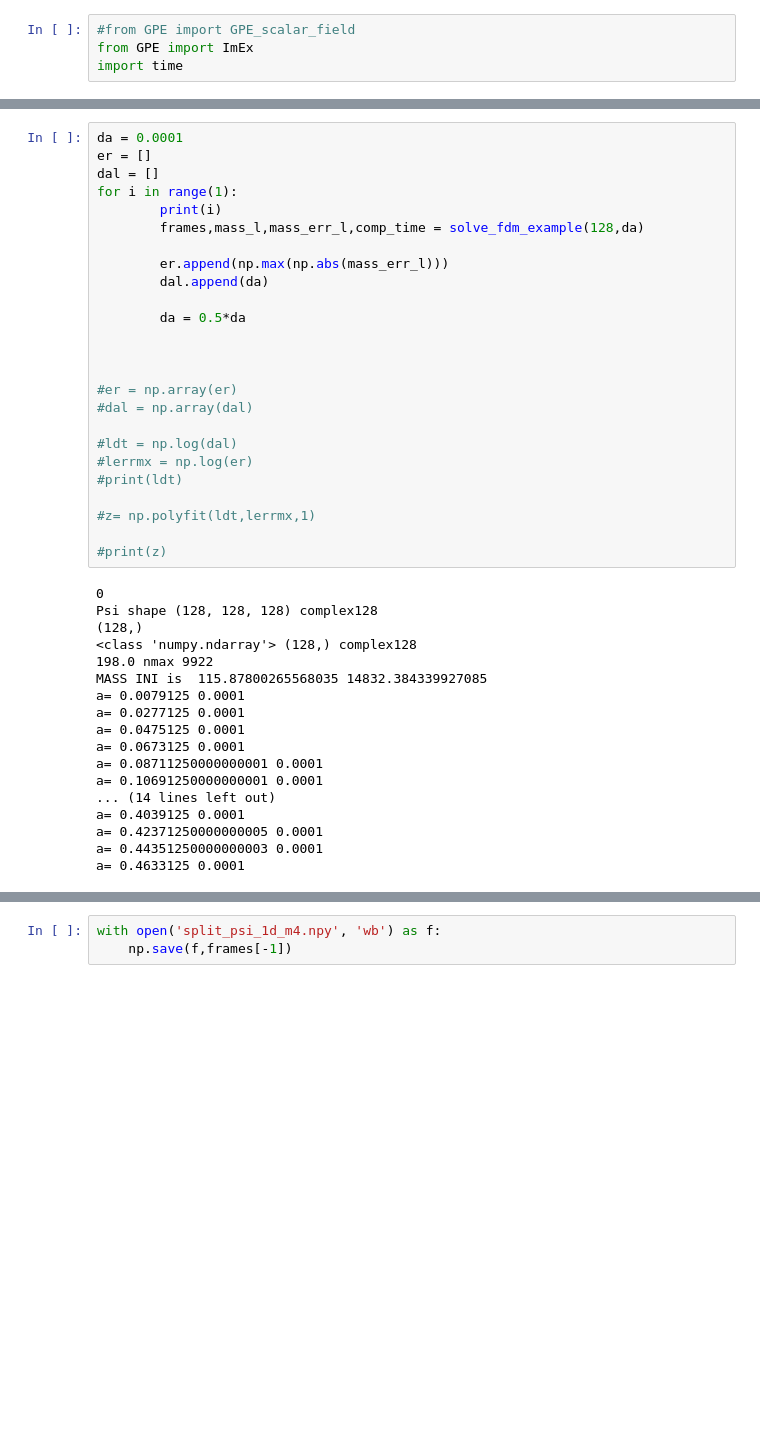
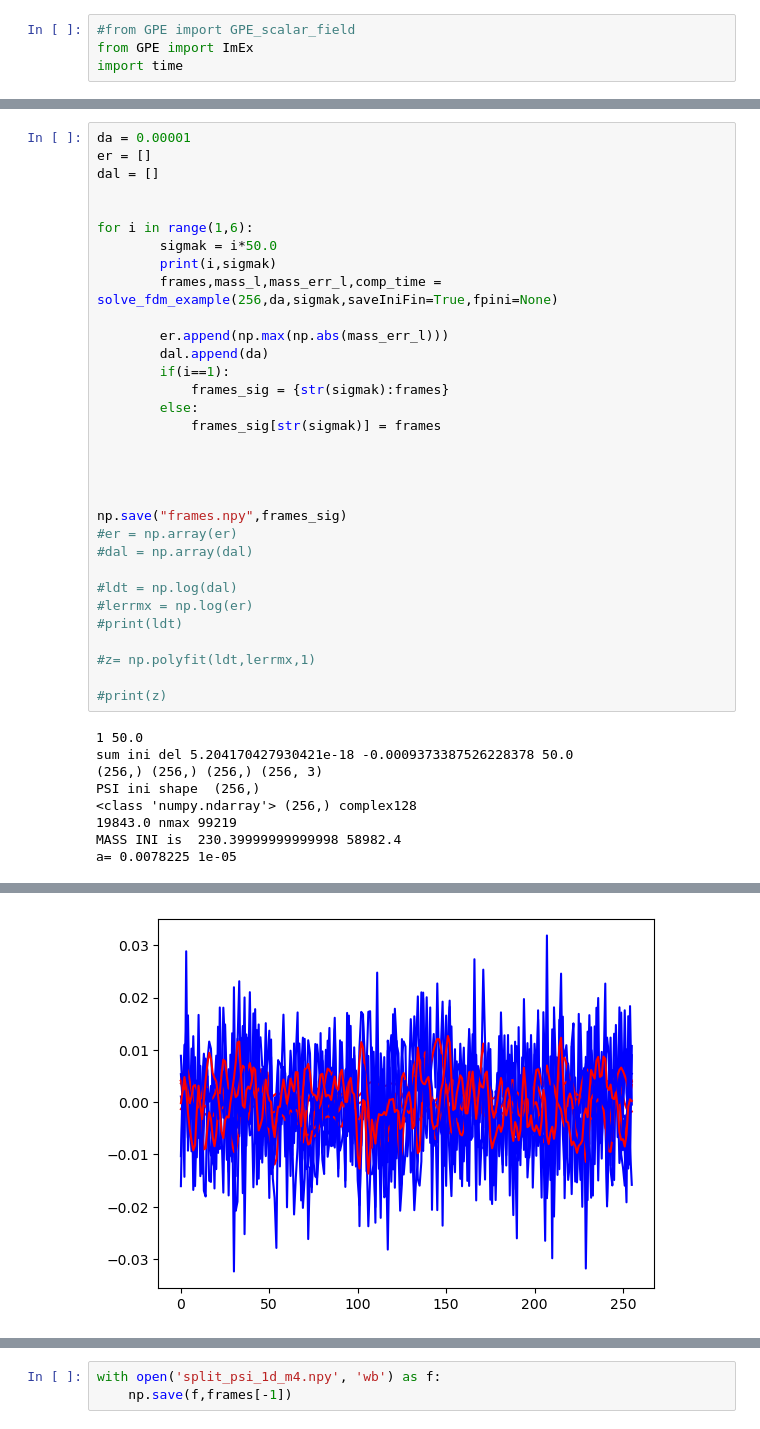
Before and after one commit to manu0x/pyGP_fields, a Jupyter notebook: fdm_1d_example_splitting.ipynb, the cells around one changed output, grey strips where cells are left out. Cells and saved outputs as stored; diff of their text form; blank space fills up the shorter version.

Commit message:
updatig 1-d fdm with running diff sig_k examples

```diff
--- a/fdm_1d_example_splitting.ipynb
+++ b/fdm_1d_example_splitting.ipynb
@@ -410,19 +494,26 @@ def solve_fdm_example(N,da):
     return frames,mass_l,mass_err_l,(time.time() - start_time)#,eng_err_l,E,
 # %%
-da = 0.0001
+da = 0.00001
 er = []
 dal = []
-for i in range(1):
-        print(i)
-        frames,mass_l,mass_err_l,comp_time = solve_fdm_example(128,da)
+
+
+for i in range(1,6):
+        sigmak = i*50.0
+        print(i,sigmak)
+        frames,mass_l,mass_err_l,comp_time = solve_fdm_example(256,da,sigmak,saveIniFin=True,fpini=None)
 
         er.append(np.max(np.abs(mass_err_l)))
         dal.append(da)
-
-        da = 0.5*da
+        if(i==1):
+            frames_sig = {str(sigmak):frames}
+        else:
+            frames_sig[str(sigmak)] = frames
 
 
 
+
+np.save("frames.npy",frames_sig)
 #er = np.array(er)
 #dal = np.array(dal)
 
@@ -434,20 +525,11 @@ for i in range(1):
 
 #print(z)
 # %% [output]
-0
-Psi shape (128, 128, 128) complex128
-(128,)
-<class 'numpy.ndarray'> (128,) complex128
-198.0 nmax 9922
-MASS INI is  115.87800265568035 14832.384339927085
-a= 0.0079125 0.0001
-a= 0.0277125 0.0001
-a= 0.0475125 0.0001
-a= 0.0673125 0.0001
-a= 0.08711250000000001 0.0001
-a= 0.10691250000000001 0.0001
-... (14 lines left out)
-a= 0.4039125 0.0001
-a= 0.42371250000000005 0.0001
-a= 0.44351250000000003 0.0001
-a= 0.4633125 0.0001
+1 50.0
+sum ini del 5.204170427930421e-18 -0.0009373387526228378 50.0
+(256,) (256,) (256,) (256, 3)
+PSI ini shape  (256,)
+<class 'numpy.ndarray'> (256,) complex128
+19843.0 nmax 99219
+MASS INI is  230.39999999999998 58982.4
+a= 0.0078225 1e-05
@@ -470,0 +553 @@ MASS LAST is  115.87800265570147 14832.38433992979
+[figure, added]
```
Also changed, not shown: parts of 7 cells of this notebook.
